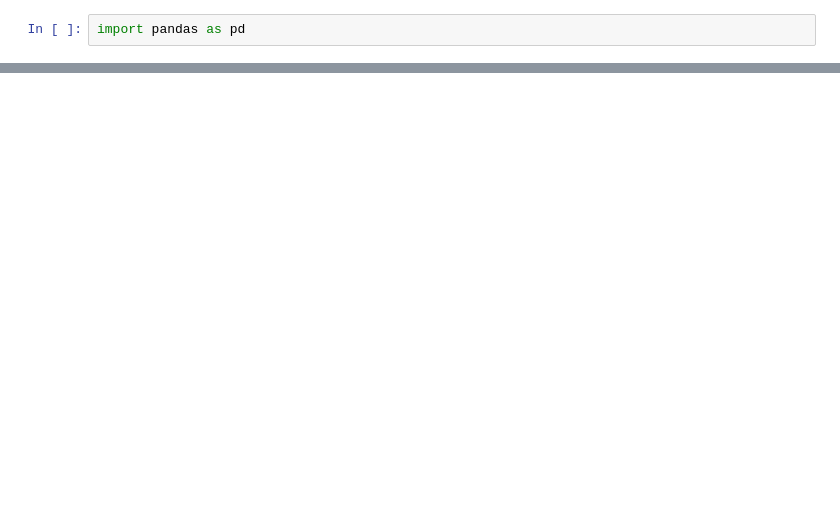
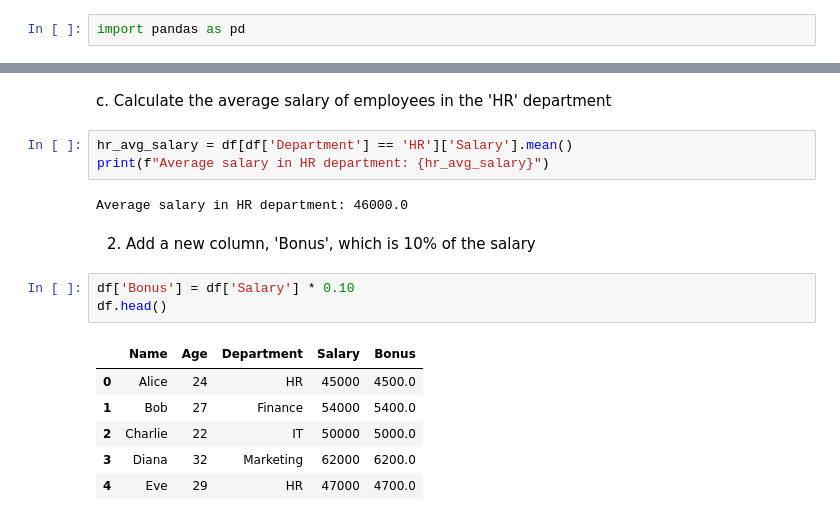
Before and after one commit to Ritesh-456/Tutedude_All_Assaignments, a Jupyter notebook: Assignment_2/pandas_assignment.ipynb, the cells around one changed output, grey strips where cells are left out. Drawn from its saved outputs; the diff is of its cells as text; blank space fills up the shorter version.

```diff
--- a/Assignment_2/pandas_assignment.ipynb
+++ b/Assignment_2/pandas_assignment.ipynb
@@ -99,0 +47,19 @@ Employees aged between 25 and 30:
+# %% [markdown]
+c. Calculate the average salary of employees in the 'HR' department
+# %%
+hr_avg_salary = df[df['Department'] == 'HR']['Salary'].mean()
+print(f"Average salary in HR department: {hr_avg_salary}")
+# %% [output]
+Average salary in HR department: 46000.0
+# %% [markdown]
+2. Add a new column, 'Bonus', which is 10% of the salary
+# %%
+df['Bonus'] = df['Salary'] * 0.10
+df.head()
+# %% [output]
+|  | Name | Age | Department | Salary | Bonus |
+| 0 | Alice | 24 | HR | 45000 | 4500.0 |
+| 1 | Bob | 27 | Finance | 54000 | 5400.0 |
+| 2 | Charlie | 22 | IT | 50000 | 5000.0 |
+| 3 | Diana | 32 | Marketing | 62000 | 6200.0 |
+| 4 | Eve | 29 | HR | 47000 | 4700.0 |
```
Also changed, not shown: parts of 16 cells of this notebook, 2 other files.
